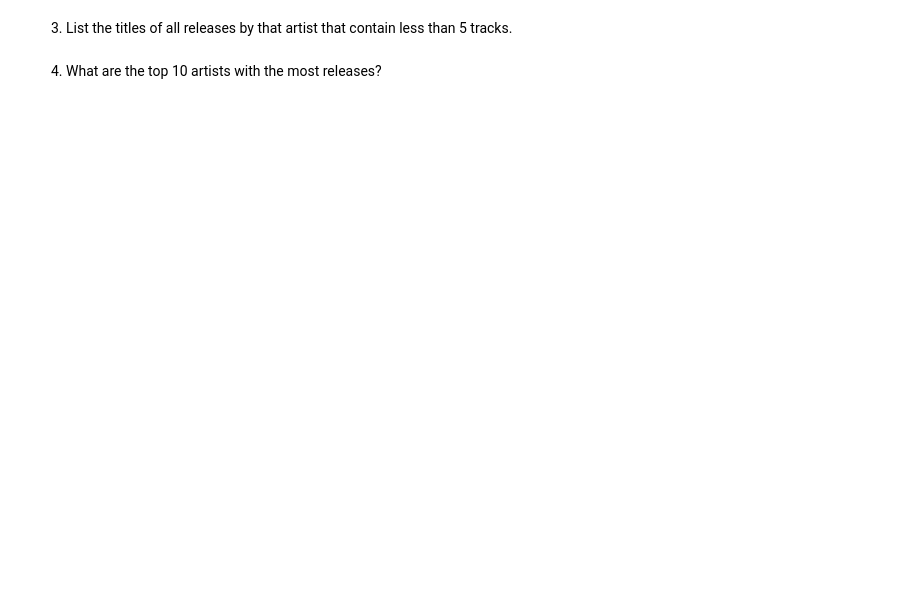
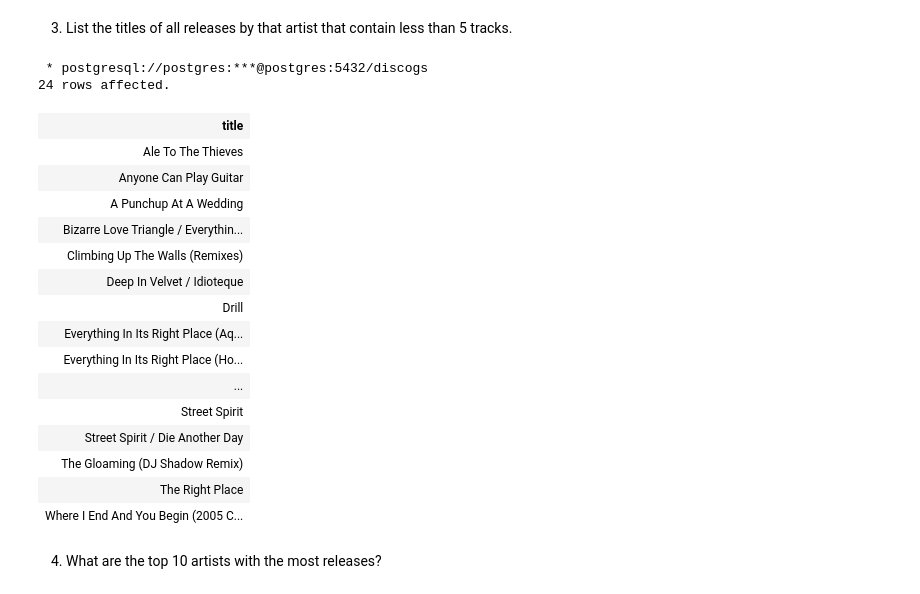
Before and after one commit to sourcierdoux/bigdata-exercises, a Jupyter notebook: Big_Data_For_Engineers/exercise01/Exercise01_SQL_Brush_Up.ipynb, the cells around one changed output. Cells and saved outputs as stored; diff of their text form; code cells hidden in the pictures; blank space fills up the shorter version.

```diff
--- a/Big_Data_For_Engineers/exercise01/Exercise01_SQL_Brush_Up.ipynb
+++ b/Big_Data_For_Engineers/exercise01/Exercise01_SQL_Brush_Up.ipynb
@@ -94,2 +147,32 @@ Let us begin with several SQL queries to ease us back into the language.
+# %%
+%%sql
+SELECT releases.title FROM
+    releases
+    JOIN
+    released_by ON releases.release_id=released_by.release_id
+    JOIN
+    artists ON artists.artist_id=released_by.artist_id
+    JOIN
+    tracks ON released_by.release_id=tracks.release_id
+WHERE artists.name = 'Radiohead' GROUP BY releases.title HAVING COUNT(*) < 5
+# %% [output]
+ * postgresql://postgres:***@postgres:5432/discogs
+24 rows affected.
+| title |
+| Ale To The Thieves |
+| Anyone Can Play Guitar |
+| A Punchup At A Wedding |
+| Bizarre Love Triangle / Everythin... |
+| Climbing Up The Walls (Remixes) |
+| Deep In Velvet / Idioteque |
+| Drill |
+| Everything In Its Right Place (Aq... |
+| Everything In Its Right Place (Ho... |
+| ... |
+| Street Spirit |
+| Street Spirit / Die Another Day |
+| The Gloaming (DJ Shadow Remix) |
+| The Right Place |
+| Where I End And You Begin (2005 C... |
 # %% [markdown]
 4. What are the top 10 artists with the most releases?
```
Also changed, not shown: parts of 19 cells of this notebook.
